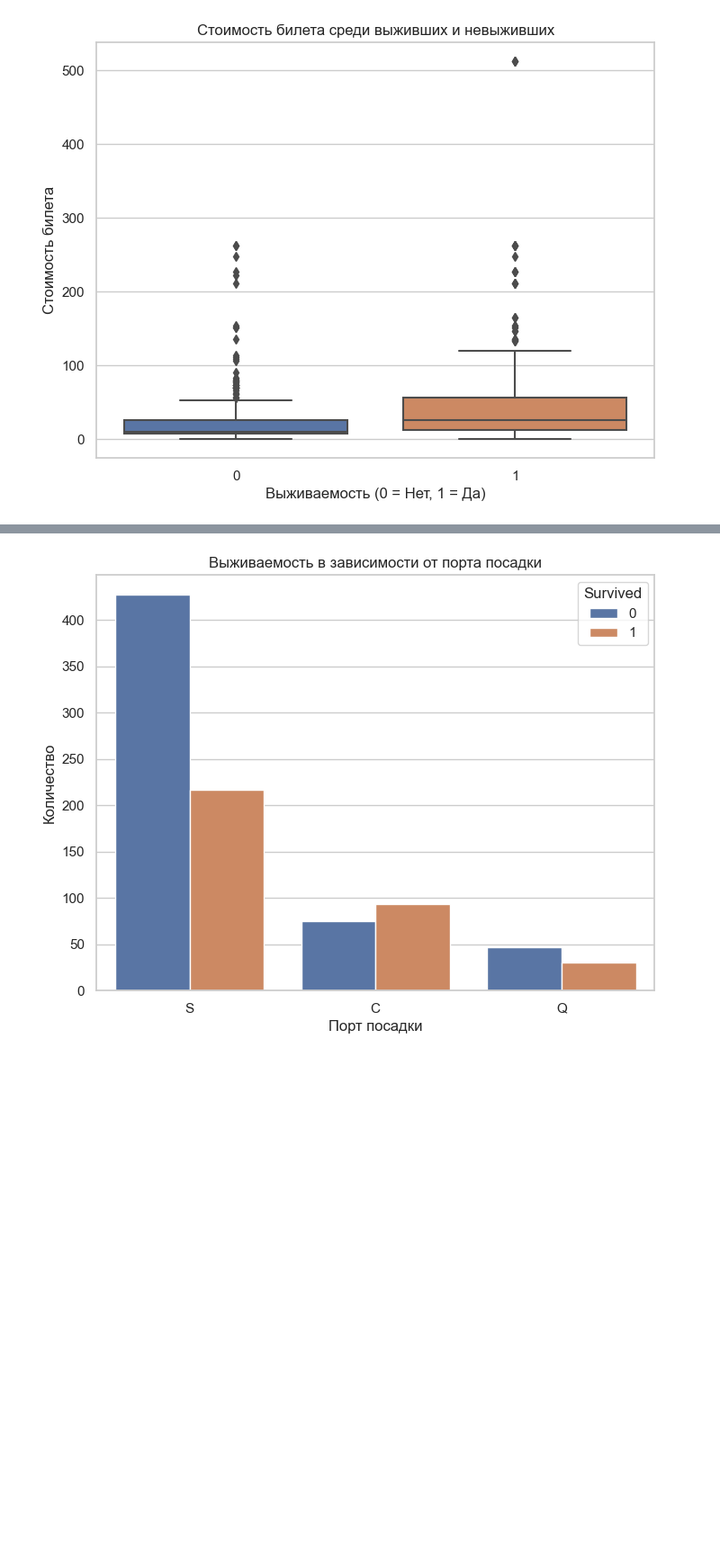
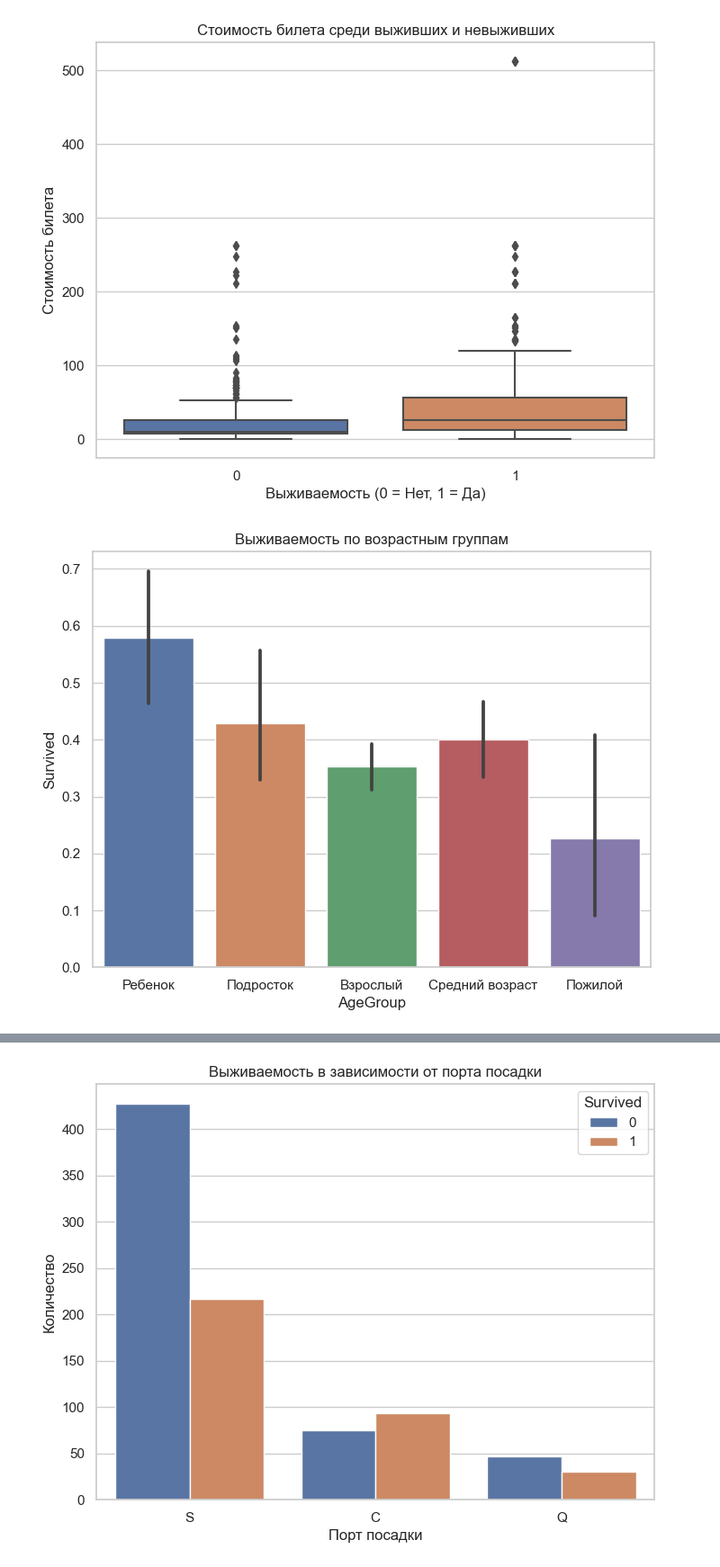
Before and after one commit to Sunbro-S/Titanic, a Jupyter notebook: Titanic Шукшин М.В.ipynb, the cells around one changed output, grey strips where cells are left out. Shown at 90% size. Cells and saved outputs as stored; diff of their text form; code cells hidden in the pictures; blank space fills up the shorter version.

```diff
--- a/Titanic Шукшин М.В.ipynb
+++ b/Titanic Шукшин М.В.ipynb
@@ -118,3 +118,11 @@ plt.ylabel('Стоимость билета')
 plt.show()
 # %% [output]
 [figure]
+# %%
+data['AgeGroup'] = pd.cut(data['Age'], bins=[0, 12, 18, 35, 60, 80], labels=['Ребенок', 'Подросток', 'Взрослый', 'Средний возраст', 'Пожилой'])
+plt.figure(figsize=(8, 6))
+sns.barplot(x='AgeGroup', y='Survived', data=data)
+plt.title('Выживаемость по возрастным группам')
+plt.show()
+# %% [output]
+[figure, added]
```
Also changed, not shown: parts of 10 cells of this notebook.
